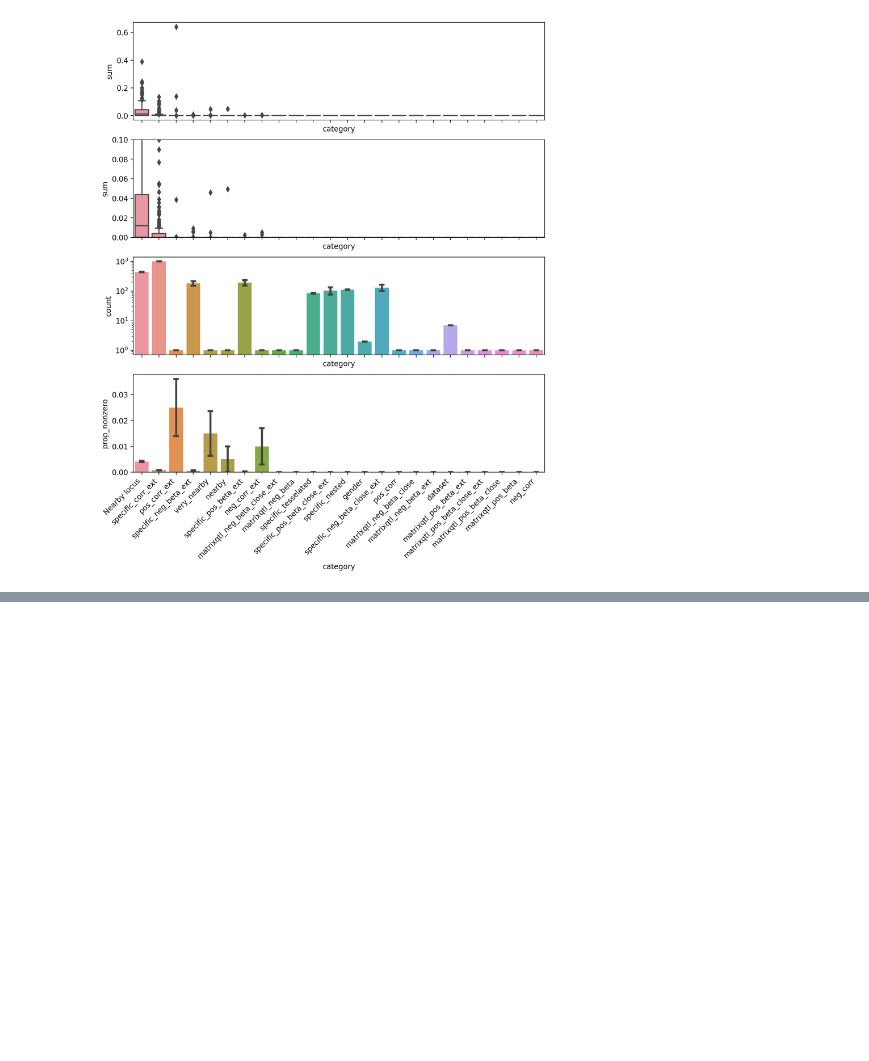
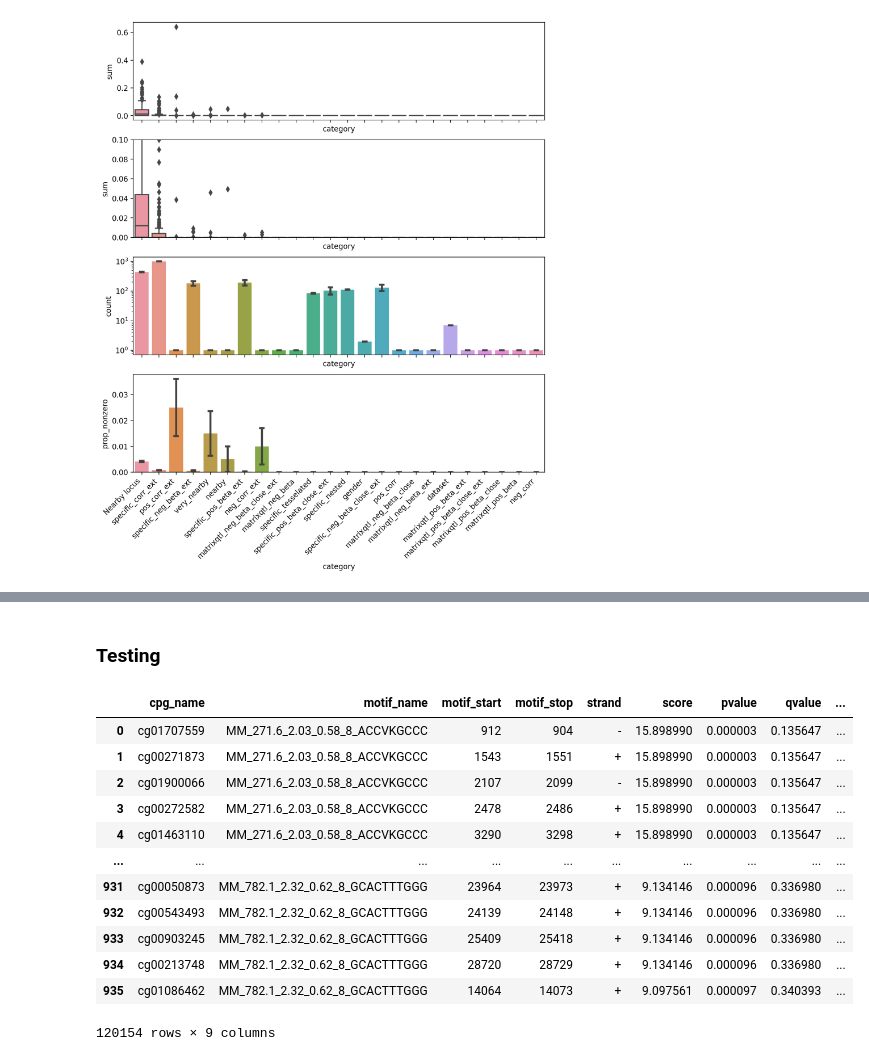
Before and after one commit to zanekoch/methylation_and_mutation, a Jupyter notebook: 061423_mut_clock_dev.ipynb, the cells around one changed output, grey strips where cells are left out. Drawn from its saved outputs; the diff is of its cells as text; code cells hidden in the pictures; blank space fills up the shorter version.

```diff
--- a/061423_mut_clock_dev.ipynb
+++ b/061423_mut_clock_dev.ipynb
@@ -359,0 +462,2 @@ sns.barplot(
+# %% [markdown]
+### Testing
@@ -359,0 +470,18 @@ sns.barplot(
+# %%
+all_motif_occurence_df = pd.read_parquet("/cellar/users/zkoch/methylation_and_mutation/data/methylation_motifs_weiWang/motif_occurences_near_cpg_15kb.parquet")
+# %%
+all_motif_occurence_df
+# %% [output]
+|  | cpg_name | motif_name | motif_start | motif_stop | strand | score | pvalue | qvalue | ... |
+| 0 | cg01707559 | MM_271.6_2.03_0.58_8_ACCVKGCCC | 912 | 904 | - | 15.898990 | 0.000003 | 0.135647 | ... |
+| 1 | cg00271873 | MM_271.6_2.03_0.58_8_ACCVKGCCC | 1543 | 1551 | + | 15.898990 | 0.000003 | 0.135647 | ... |
+| 2 | cg01900066 | MM_271.6_2.03_0.58_8_ACCVKGCCC | 2107 | 2099 | - | 15.898990 | 0.000003 | 0.135647 | ... |
+| 3 | cg00272582 | MM_271.6_2.03_0.58_8_ACCVKGCCC | 2478 | 2486 | + | 15.898990 | 0.000003 | 0.135647 | ... |
+| 4 | cg01463110 | MM_271.6_2.03_0.58_8_ACCVKGCCC | 3290 | 3298 | + | 15.898990 | 0.000003 | 0.135647 | ... |
+| ... | ... | ... | ... | ... | ... | ... | ... | ... | ... |
+| 931 | cg00050873 | MM_782.1_2.32_0.62_8_GCACTTTGGG | 23964 | 23973 | + | 9.134146 | 0.000096 | 0.336980 | ... |
+| 932 | cg00543493 | MM_782.1_2.32_0.62_8_GCACTTTGGG | 24139 | 24148 | + | 9.134146 | 0.000096 | 0.336980 | ... |
+| 933 | cg00903245 | MM_782.1_2.32_0.62_8_GCACTTTGGG | 25409 | 25418 | + | 9.134146 | 0.000096 | 0.336980 | ... |
+| 934 | cg00213748 | MM_782.1_2.32_0.62_8_GCACTTTGGG | 28720 | 28729 | + | 9.134146 | 0.000096 | 0.336980 | ... |
+| 935 | cg01086462 | MM_782.1_2.32_0.62_8_GCACTTTGGG | 14064 | 14073 | + | 9.097561 | 0.000097 | 0.340393 | ... |
+120154 rows × 9 columns
```
Also changed, not shown: parts of 17 cells of this notebook, 4 other files.
